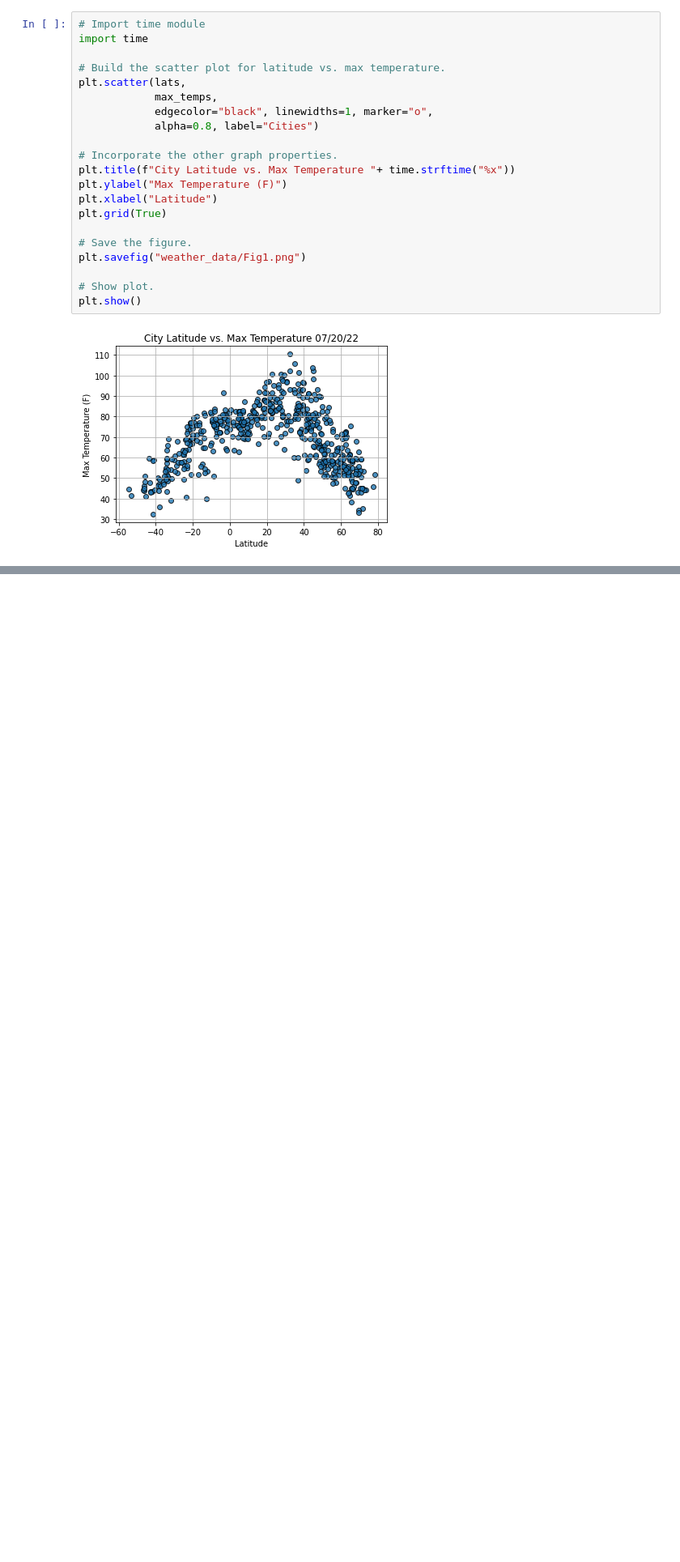
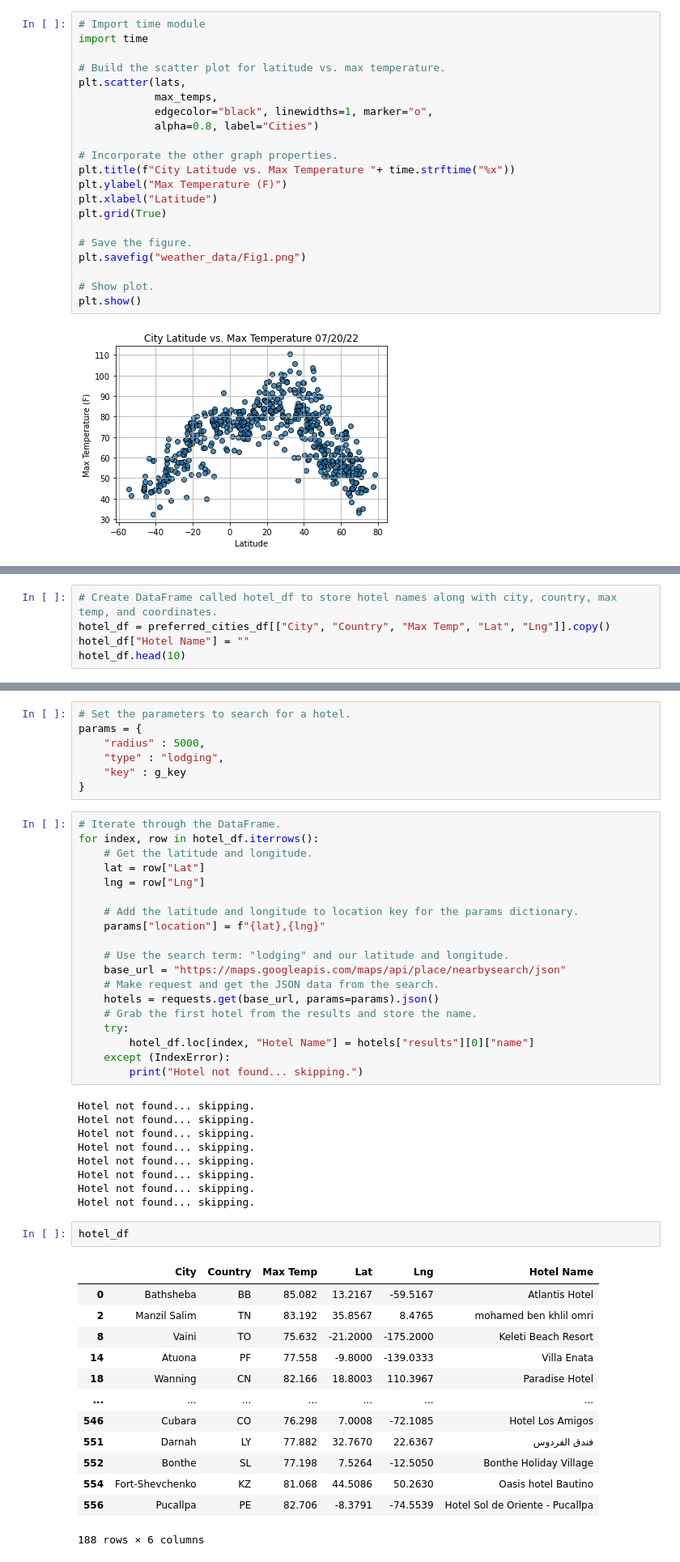
Before and after one commit to Trevor-Crane/World-Weather-Analysis, a Jupyter notebook: WeatherPy_Analysis.ipynb, the cells around one changed output, grey strips where cells are left out. Shown at 81% size. Cells and saved outputs as stored; diff of their text form; blank space fills up the shorter version.

```diff
--- a/WeatherPy_Analysis.ipynb
+++ b/WeatherPy_Analysis.ipynb
@@ -347,0 +483,5 @@ plot_linear_regression(x_values, y_values,
+# %%
+# Create DataFrame called hotel_df to store hotel names along with city, country, max temp, and coordinates.
+hotel_df = preferred_cities_df[["City", "Country", "Max Temp", "Lat", "Lng"]].copy()
+hotel_df["Hotel Name"] = ""
+hotel_df.head(10)
@@ -347,0 +500,51 @@ plot_linear_regression(x_values, y_values,
+# %%
+# Set the parameters to search for a hotel.
+params = {
+    "radius" : 5000,
+    "type" : "lodging",
+    "key" : g_key
+}
+# %%
+# Iterate through the DataFrame.
+for index, row in hotel_df.iterrows():
+    # Get the latitude and longitude.
+    lat = row["Lat"]
+    lng = row["Lng"]
+
+    # Add the latitude and longitude to location key for the params dictionary.
+    params["location"] = f"{lat},{lng}"
+
+    # Use the search term: "lodging" and our latitude and longitude.
+    base_url = "https://maps.googleapis.com/maps/api/place/nearbysearch/json"
+    # Make request and get the JSON data from the search.
+    hotels = requests.get(base_url, params=params).json()
+    # Grab the first hotel from the results and store the name.
+    try:
+        hotel_df.loc[index, "Hotel Name"] = hotels["results"][0]["name"]
+    except (IndexError):
+        print("Hotel not found... skipping.")
+# %% [output]
+Hotel not found... skipping.
+Hotel not found... skipping.
+Hotel not found... skipping.
+Hotel not found... skipping.
+Hotel not found... skipping.
+Hotel not found... skipping.
+Hotel not found... skipping.
+Hotel not found... skipping.
+# %%
+hotel_df
+# %% [output]
+|  | City | Country | Max Temp | Lat | Lng | Hotel Name |
+| 0 | Bathsheba | BB | 85.082 | 13.2167 | -59.5167 | Atlantis Hotel |
+| 2 | Manzil Salim | TN | 83.192 | 35.8567 | 8.4765 | mohamed ben khlil omri |
+| 8 | Vaini | TO | 75.632 | -21.2000 | -175.2000 | Keleti Beach Resort |
+| 14 | Atuona | PF | 77.558 | -9.8000 | -139.0333 | Villa Enata |
+| 18 | Wanning | CN | 82.166 | 18.8003 | 110.3967 | Paradise Hotel |
+| ... | ... | ... | ... | ... | ... | ... |
+| 546 | Cubara | CO | 76.298 | 7.0008 | -72.1085 | Hotel Los Amigos |
+| 551 | Darnah | LY | 77.882 | 32.7670 | 22.6367 | فندق الفردوس |
+| 552 | Bonthe | SL | 77.198 | 7.5264 | -12.5050 | Bonthe Holiday Village |
+| 554 | Fort-Shevchenko | KZ | 81.068 | 44.5086 | 50.2630 | Oasis hotel Bautino |
+| 556 | Pucallpa | PE | 82.706 | -8.3791 | -74.5539 | Hotel Sol de Oriente - Pucallpa |
+188 rows × 6 columns
```
Also changed, not shown: parts of 46 cells of this notebook.
